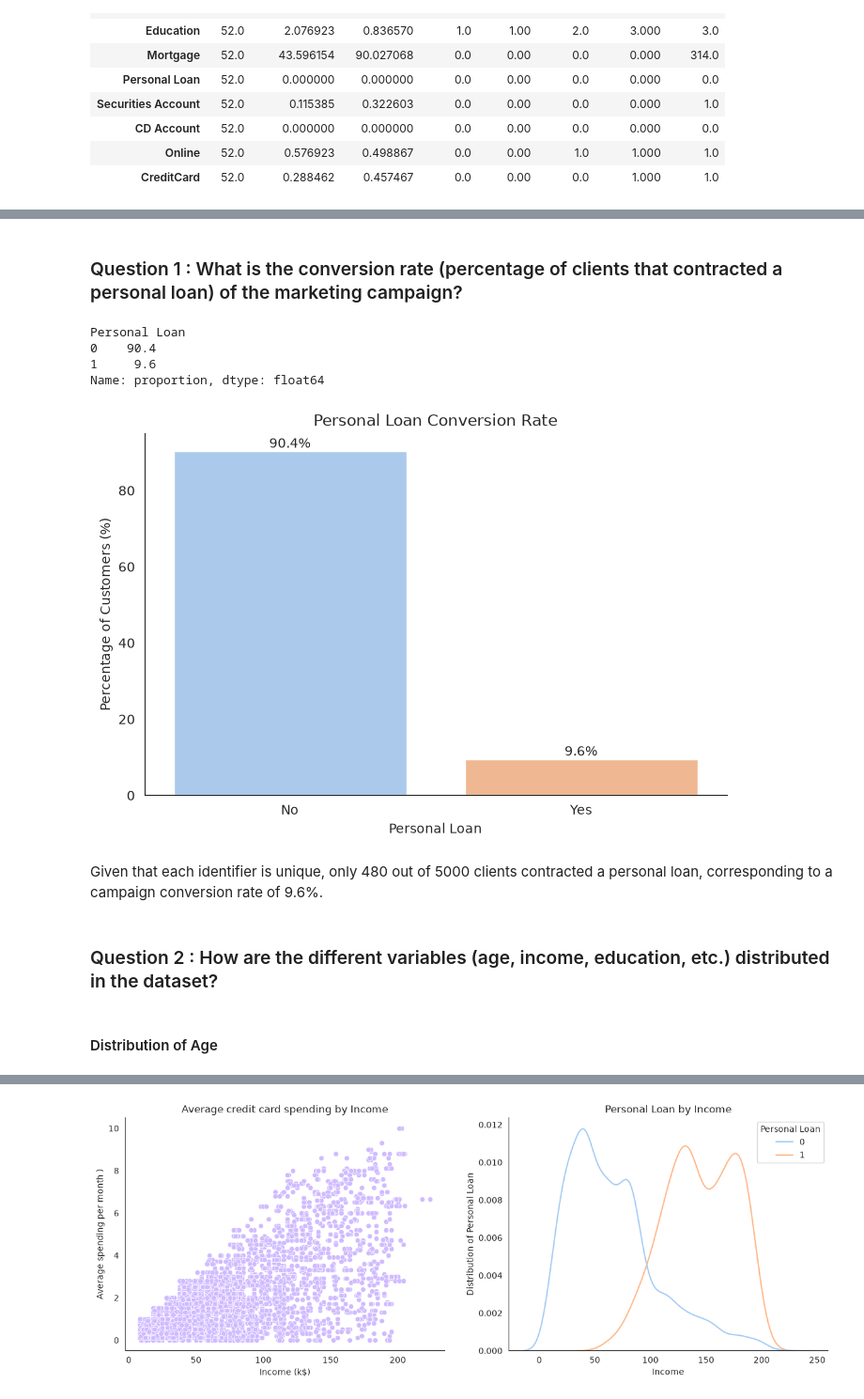
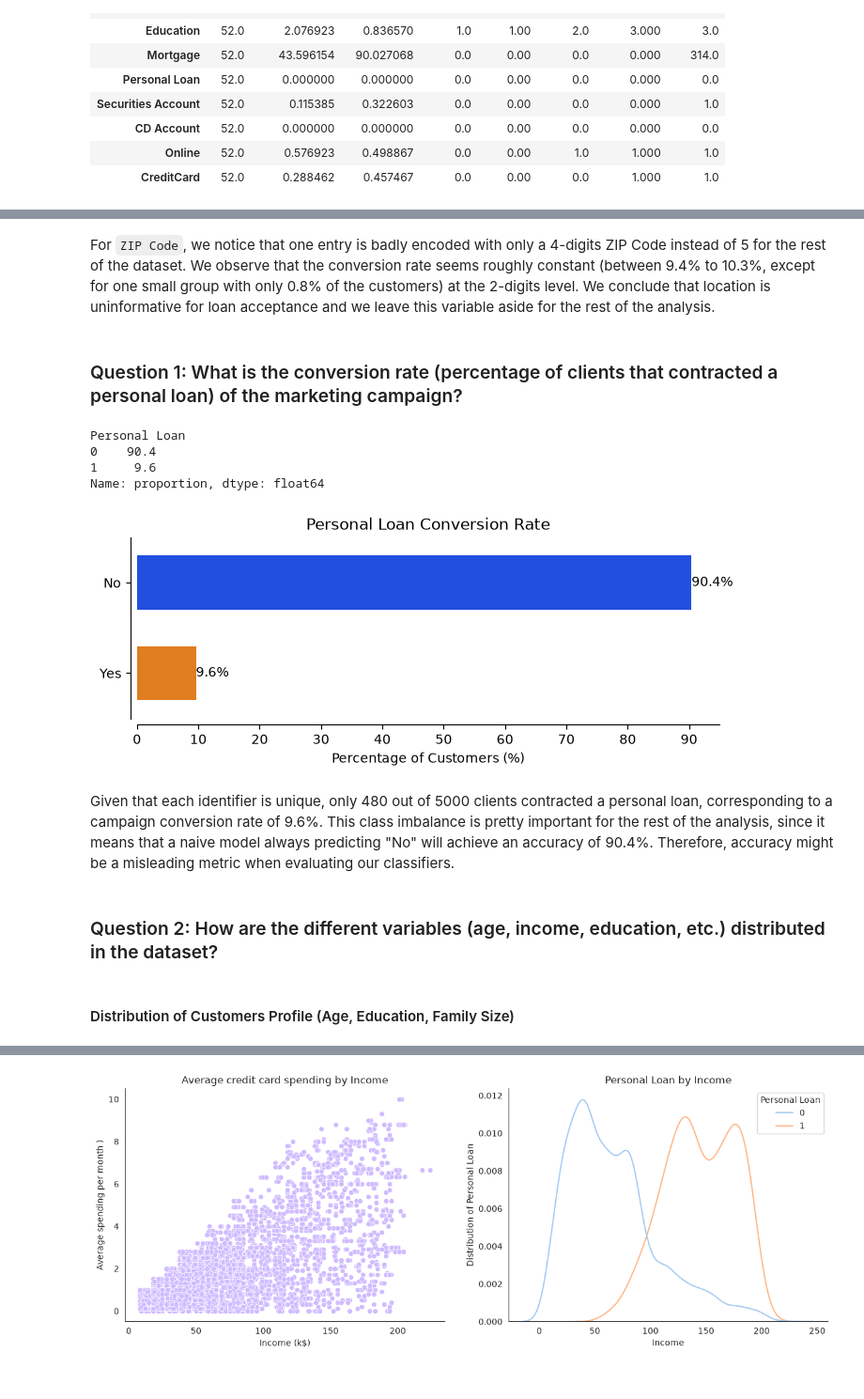
Before and after one commit to reirun/python-project, a Jupyter notebook: project_loan.ipynb, the cells around one changed output, grey strips where cells are left out. Shown at 94% size. Saved outputs shown, nothing was run; the diff lists cells and outputs as text; code cells hidden in the pictures.

```diff
--- a/project_loan.ipynb
+++ b/project_loan.ipynb
@@ -3,5 +6,16 @@
 # %%
+# Importing necessary libraries
 import pandas as pd
 import numpy as np
 import matplotlib.pyplot as plt
 import seaborn as sns
+from scipy import stats
+
+# Setting up palette for plots
+palette = sns.color_palette("bright")
+sns.set_palette(palette)
+
+# Labels above barplots
+def label_bars(ax, fmt="%.1f%%"):
+    for c in ax.containers:
+        ax.bar_label(c, fmt=fmt)
@@ -135,3 +194,12 @@ There are 52 observations with negative experience, representing 1.04% of the en
+# %% [markdown]
+For `ZIP Code`, we notice that one entry is badly encoded with only a 4-digits ZIP Code instead of 5 for the rest of the dataset. We observe that the conversion rate seems roughly constant (between 9.4% to 10.3%, except for one small group with only 0.8% of the customers) at the 2-digits level. We conclude that location is uninformative for loan acceptance and we leave this variable aside for the rest of the analysis.
+# %%
+# Renaming variables for clarity
+data = data.rename(columns={
+    "CreditCard": "Credit Card",
+    "Online": "Online Facilities",
+    "CD Account": "Deposit Account",
+})
 # %% [markdown]
-### Question 1 : What is the conversion rate (percentage of clients that contracted a personal loan) of the marketing campaign?
+### Question 1: What is the conversion rate (percentage of clients that contracted a personal loan) of the marketing campaign?
 # %%
@@ -143,38 +211,40 @@ Personal Loan
 1     9.6
 Name: proportion, dtype: float64
 # %%
-fig, ax = plt.subplots(figsize=(8, 5))
+fig, ax = plt.subplots(figsize=(8, 2.5))
 
 sns.countplot(
     data=data,
-    x="Personal Loan",
+    y="Personal Loan",
     hue="Personal Loan",
     order=[0, 1],
     stat="percent",
+    width=0.6,
     legend=False,
     ax=ax,
 )
 
-for container in ax.containers:
-  ax.bar_label(container, fmt="%.1f%%")
+label_bars(ax)
 
 ax.set(
     title="Personal Loan Conversion Rate",
-    xlabel="Personal Loan",
-    ylabel="Percentage of Customers (%)",
-    xticks=[0, 1],
-    xticklabels=["No", "Yes"],
+    xlabel="Percentage of Customers (%)",
+    ylabel=None,
+    xticks=np.arange(0, 100, 10),
+    yticks=[0, 1],
+    yticklabels=["No", "Yes"],
 )
 
-sns.despine()
+sns.despine(offset=5)
 
 # Saving the figure for the report
-# plt.savefig("q1.svg")
+plt.savefig("figures/q1.svg")
+plt.show()
 # %% [output]
-[figure, old version]
+[figure, new version]
 # %% [markdown]
-Given that each identifier is unique, only 480 out of 5000 clients contracted a personal loan, corresponding to a campaign conversion rate of 9.6%.
+Given that each identifier is unique, only 480 out of 5000 clients contracted a personal loan, corresponding to a campaign conversion rate of 9.6%. This class imbalance is pretty important for the rest of the analysis, since it means that a naive model always predicting "No" will achieve an accuracy of 90.4%. Therefore, accuracy might be a misleading metric when evaluating our classifiers.
 # %% [markdown]
-### Question 2 : How are the different variables (age, income, education, etc.) distributed in the dataset?
+### Question 2: How are the different variables (age, income, education, etc.) distributed in the dataset?
 # %% [markdown]
-#### Distribution of Age
+#### Distribution of Customers Profile (Age, Education, Family Size)
```
Also changed, not shown: parts of 56 cells of this notebook.
